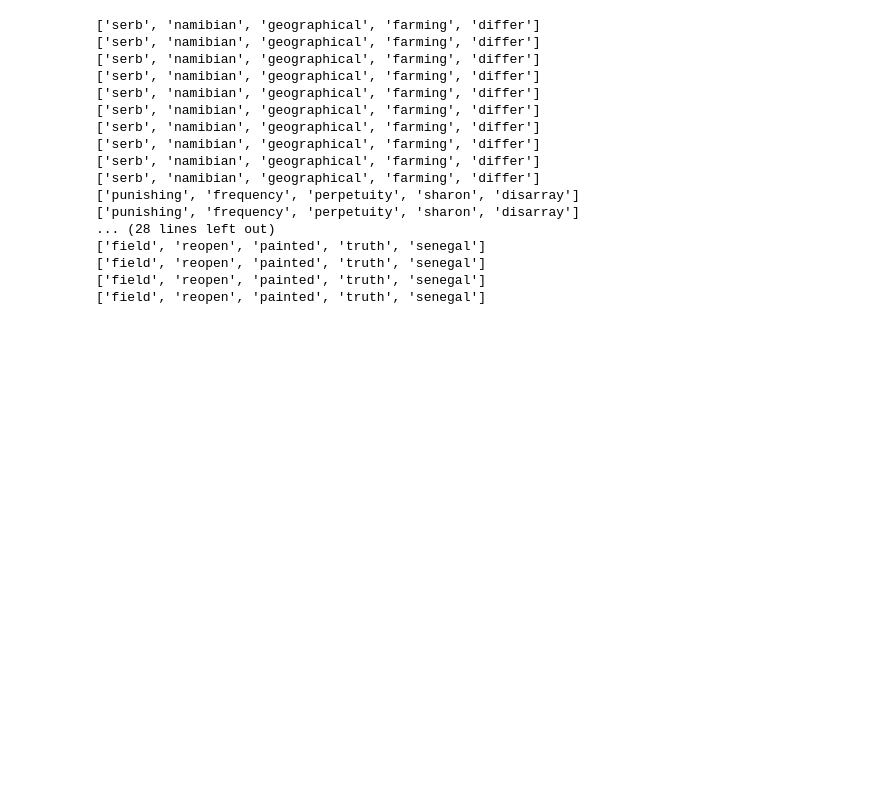
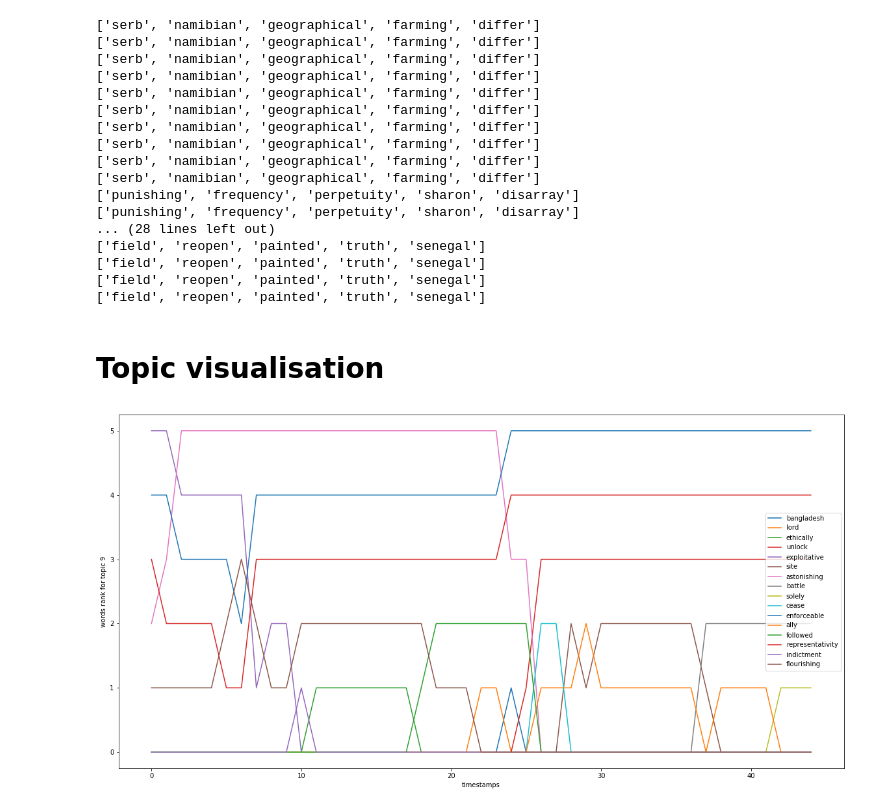
Before and after one commit to alexandredupuy-zini/dynamic-topic-modeling, a Jupyter notebook: notebooks/kmeans.ipynb, the cells around one changed output. Saved outputs shown, nothing was run; the diff lists cells and outputs as text; code cells hidden in the pictures; blank space fills up the shorter version.

Commit message:
added plot function for top terms for the kmean method

```diff
--- a/notebooks/kmeans.ipynb
+++ b/notebooks/kmeans.ipynb
@@ -230,3 +235,5 @@ for i in range(44):
 ['field', 'reopen', 'painted', 'truth', 'senegal']
 ['field', 'reopen', 'painted', 'truth', 'senegal']
 ['field', 'reopen', 'painted', 'truth', 'senegal']
+# %% [markdown]
+# Topic visualisation
@@ -232,0 +242,33 @@ for i in range(44):
+# %%
+import pickle
+cluster_terms = pickle.load(open( "wsize5_nogram.p", "rb" ))
+# %%
+def print_top_terms(n_topic, n_terms, max_t, cluster_terms):
+    words = []
+    for x in cluster_terms:
+        words.extend(x[n_topic])
+
+    words = {e:[0] * max_t for e in set(words)}
+
+    for i in range(max_t):
+        for word in cluster_terms[i][n_topic]:
+            words[word][i] = n_terms - cluster_terms[i][n_topic].index(word)
+
+    x = range(max_t)
+
+    plt.figure(figsize=(20,10))
+    plt.xlabel("timestamps")
+    plt.ylabel("words rank for topic %d"% n_topic)
+
+    for word, ranks in words.items():
+        plt.plot(x, ranks, label = word)
+    plt.legend()
+    plt.show()
+# %%
+n_topic = 9
+n_terms = 5
+max_t = timestamp_train.max().values[0]
+
+print_top_terms(n_topic, n_terms, max_t, cluster_terms)
+# %% [output]
+[figure, added]
```
Also changed, not shown: parts of 10 cells of this notebook.
